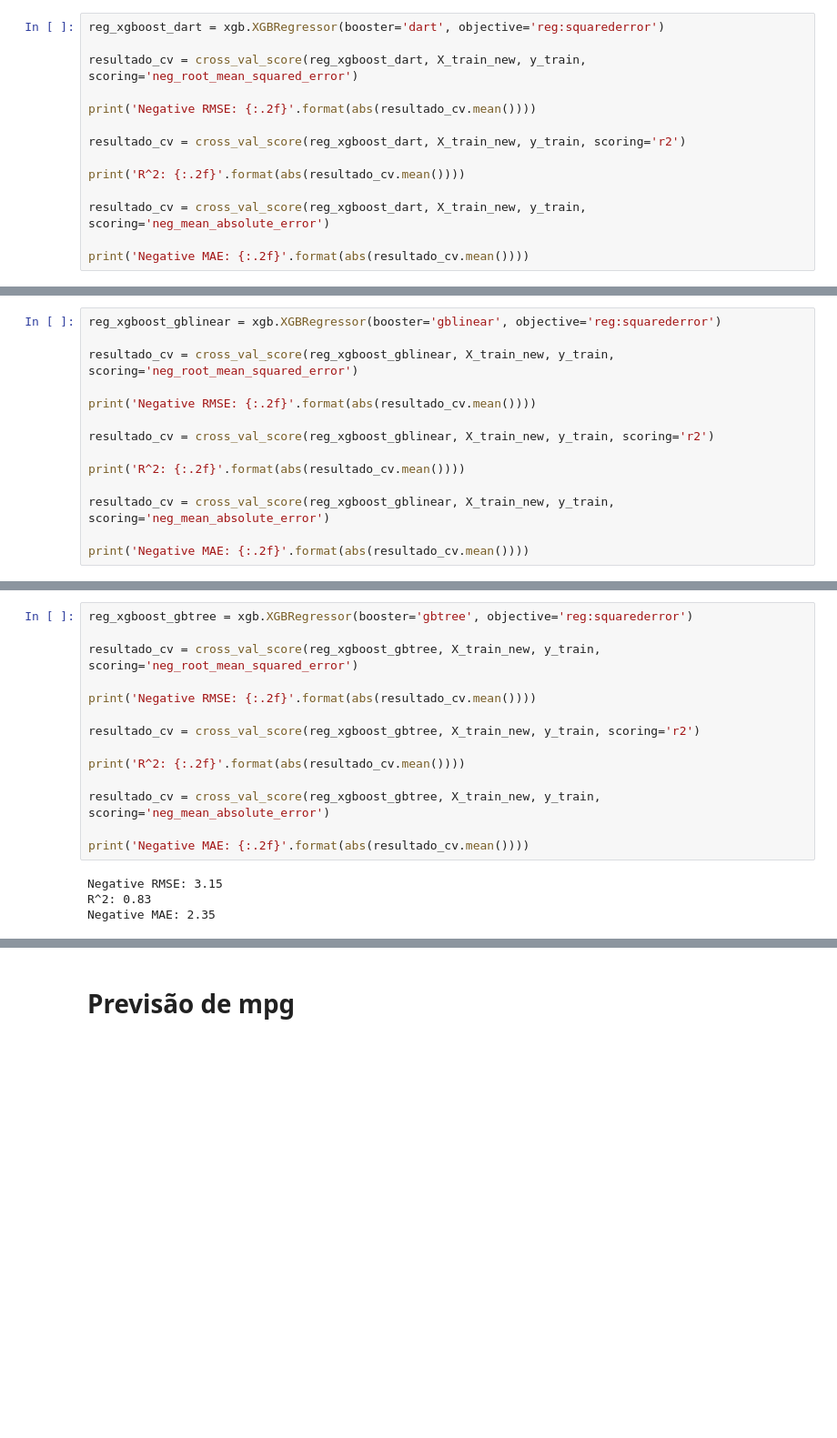
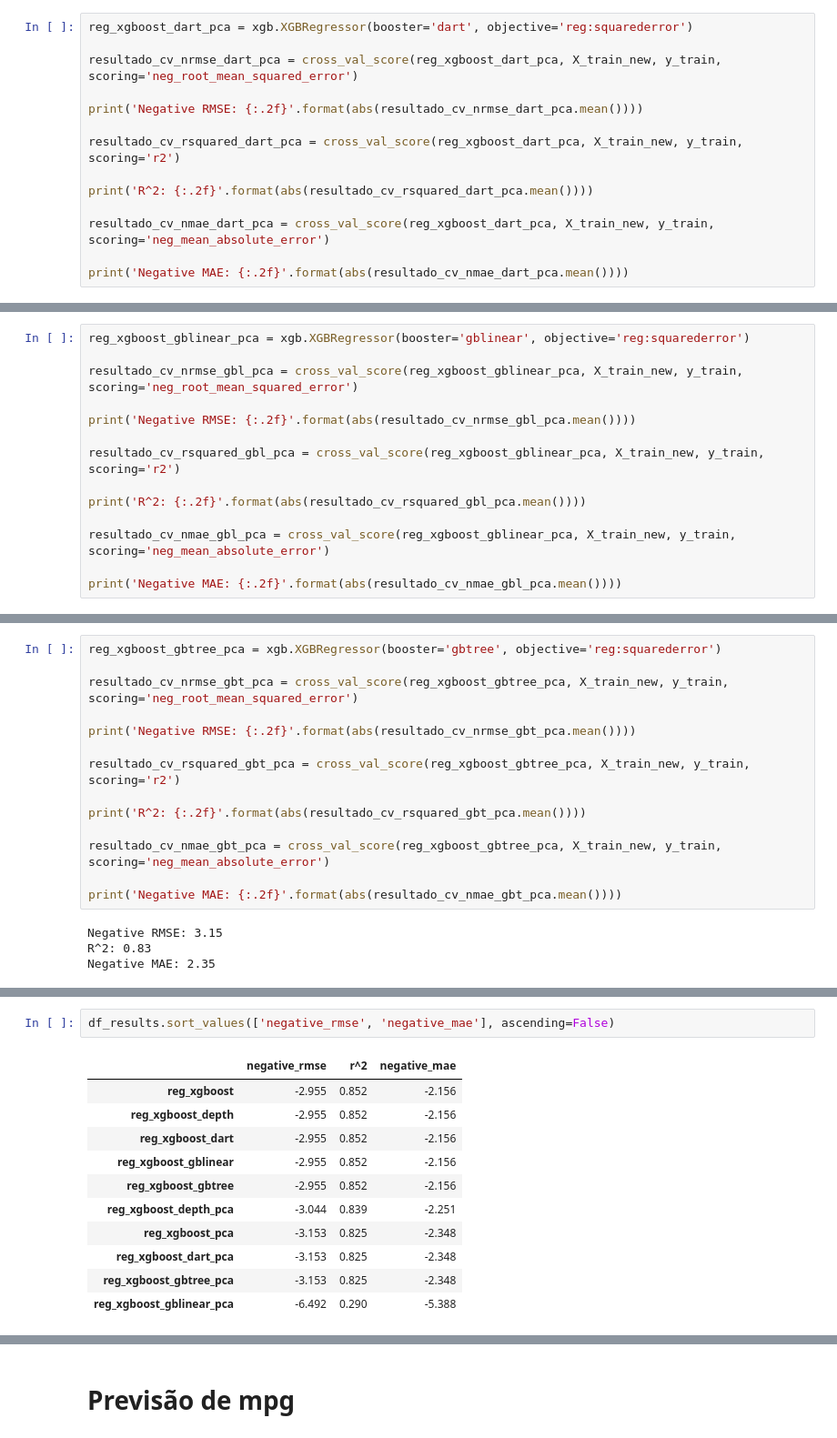
Before and after one commit to victorpecine/estudo_xgboost, a Jupyter notebook: mpg_xgboost.ipynb, the cells around one changed output, grey strips where cells are left out. Shown: that part at 91% size. Drawn from its saved outputs; the diff is of its cells as text; blank space fills up the shorter version.

```diff
--- a/mpg_xgboost.ipynb
+++ b/mpg_xgboost.ipynb
@@ -397,55 +322,55 @@ Negative RMSE: 3.04
 R^2: 0.84
 Negative MAE: 2.25
 # %%
-reg_xgboost_dart = xgb.XGBRegressor(booster='dart', objective='reg:squarederror')
+reg_xgboost_dart_pca = xgb.XGBRegressor(booster='dart', objective='reg:squarederror')
 
-resultado_cv = cross_val_score(reg_xgboost_dart, X_train_new, y_train, scoring='neg_root_mean_squared_error')
+resultado_cv_nrmse_dart_pca = cross_val_score(reg_xgboost_dart_pca, X_train_new, y_train, scoring='neg_root_mean_squared_error')
 
-print('Negative RMSE: {:.2f}'.format(abs(resultado_cv.mean())))
+print('Negative RMSE: {:.2f}'.format(abs(resultado_cv_nrmse_dart_pca.mean())))
 
-resultado_cv = cross_val_score(reg_xgboost_dart, X_train_new, y_train, scoring='r2')
+resultado_cv_rsquared_dart_pca = cross_val_score(reg_xgboost_dart_pca, X_train_new, y_train, scoring='r2')
 
-print('R^2: {:.2f}'.format(abs(resultado_cv.mean())))
+print('R^2: {:.2f}'.format(abs(resultado_cv_rsquared_dart_pca.mean())))
 
-resultado_cv = cross_val_score(reg_xgboost_dart, X_train_new, y_train, scoring='neg_mean_absolute_error')
+resultado_cv_nmae_dart_pca = cross_val_score(reg_xgboost_dart_pca, X_train_new, y_train, scoring='neg_mean_absolute_error')
 
-print('Negative MAE: {:.2f}'.format(abs(resultado_cv.mean())))
+print('Negative MAE: {:.2f}'.format(abs(resultado_cv_nmae_dart_pca.mean())))
 # %% [output]
 Negative RMSE: 3.15
 R^2: 0.83
 Negative MAE: 2.35
 # %%
-reg_xgboost_gblinear = xgb.XGBRegressor(booster='gblinear', objective='reg:squarederror')
+reg_xgboost_gblinear_pca = xgb.XGBRegressor(booster='gblinear', objective='reg:squarederror')
 
-resultado_cv = cross_val_score(reg_xgboost_gblinear, X_train_new, y_train, scoring='neg_root_mean_squared_error')
+resultado_cv_nrmse_gbl_pca = cross_val_score(reg_xgboost_gblinear_pca, X_train_new, y_train, scoring='neg_root_mean_squared_error')
 
-print('Negative RMSE: {:.2f}'.format(abs(resultado_cv.mean())))
+print('Negative RMSE: {:.2f}'.format(abs(resultado_cv_nrmse_gbl_pca.mean())))
 
-resultado_cv = cross_val_score(reg_xgboost_gblinear, X_train_new, y_train, scoring='r2')
+resultado_cv_rsquared_gbl_pca = cross_val_score(reg_xgboost_gblinear_pca, X_train_new, y_train, scoring='r2')
 
-print('R^2: {:.2f}'.format(abs(resultado_cv.mean())))
+print('R^2: {:.2f}'.format(abs(resultado_cv_rsquared_gbl_pca.mean())))
 
-resultado_cv = cross_val_score(reg_xgboost_gblinear, X_train_new, y_train, scoring='neg_mean_absolute_error')
+resultado_cv_nmae_gbl_pca = cross_val_score(reg_xgboost_gblinear_pca, X_train_new, y_train, scoring='neg_mean_absolute_error')
 
-print('Negative MAE: {:.2f}'.format(abs(resultado_cv.mean())))
+print('Negative MAE: {:.2f}'.format(abs(resultado_cv_nmae_gbl_pca.mean())))
 # %% [output]
 Negative RMSE: 6.49
 R^2: 0.29
 Negative MAE: 5.39
 # %%
-reg_xgboost_gbtree = xgb.XGBRegressor(booster='gbtree', objective='reg:squarederror')
+reg_xgboost_gbtree_pca = xgb.XGBRegressor(booster='gbtree', objective='reg:squarederror')
 
-resultado_cv = cross_val_score(reg_xgboost_gbtree, X_train_new, y_train, scoring='neg_root_mean_squared_error')
+resultado_cv_nrmse_gbt_pca = cross_val_score(reg_xgboost_gbtree_pca, X_train_new, y_train, scoring='neg_root_mean_squared_error')
 
-print('Negative RMSE: {:.2f}'.format(abs(resultado_cv.mean())))
+print('Negative RMSE: {:.2f}'.format(abs(resultado_cv_nrmse_gbt_pca.mean())))
 
-resultado_cv = cross_val_score(reg_xgboost_gbtree, X_train_new, y_train, scoring='r2')
+resultado_cv_rsquared_gbt_pca = cross_val_score(reg_xgboost_gbtree_pca, X_train_new, y_train, scoring='r2')
 
-print('R^2: {:.2f}'.format(abs(resultado_cv.mean())))
+print('R^2: {:.2f}'.format(abs(resultado_cv_rsquared_gbt_pca.mean())))
 
-resultado_cv = cross_val_score(reg_xgboost_gbtree, X_train_new, y_train, scoring='neg_mean_absolute_error')
+resultado_cv_nmae_gbt_pca = cross_val_score(reg_xgboost_gbtree_pca, X_train_new, y_train, scoring='neg_mean_absolute_error')
 
-print('Negative MAE: {:.2f}'.format(abs(resultado_cv.mean())))
+print('Negative MAE: {:.2f}'.format(abs(resultado_cv_nmae_gbt_pca.mean())))
 # %% [output]
 Negative RMSE: 3.15
 R^2: 0.83
@@ -452,0 +432,14 @@ Negative MAE: 2.35
+# %%
+df_results.sort_values(['negative_rmse', 'negative_mae'], ascending=False)
+# %% [output]
+|  | negative_rmse | r^2 | negative_mae |
+| reg_xgboost | -2.955 | 0.852 | -2.156 |
+| reg_xgboost_depth | -2.955 | 0.852 | -2.156 |
+| reg_xgboost_dart | -2.955 | 0.852 | -2.156 |
+| reg_xgboost_gblinear | -2.955 | 0.852 | -2.156 |
+| reg_xgboost_gbtree | -2.955 | 0.852 | -2.156 |
+| reg_xgboost_depth_pca | -3.044 | 0.839 | -2.251 |
+| reg_xgboost_pca | -3.153 | 0.825 | -2.348 |
+| reg_xgboost_dart_pca | -3.153 | 0.825 | -2.348 |
+| reg_xgboost_gbtree_pca | -3.153 | 0.825 | -2.348 |
+| reg_xgboost_gblinear_pca | -6.492 | 0.290 | -5.388 |
```
Also changed, not shown: parts of 42 cells of this notebook.
